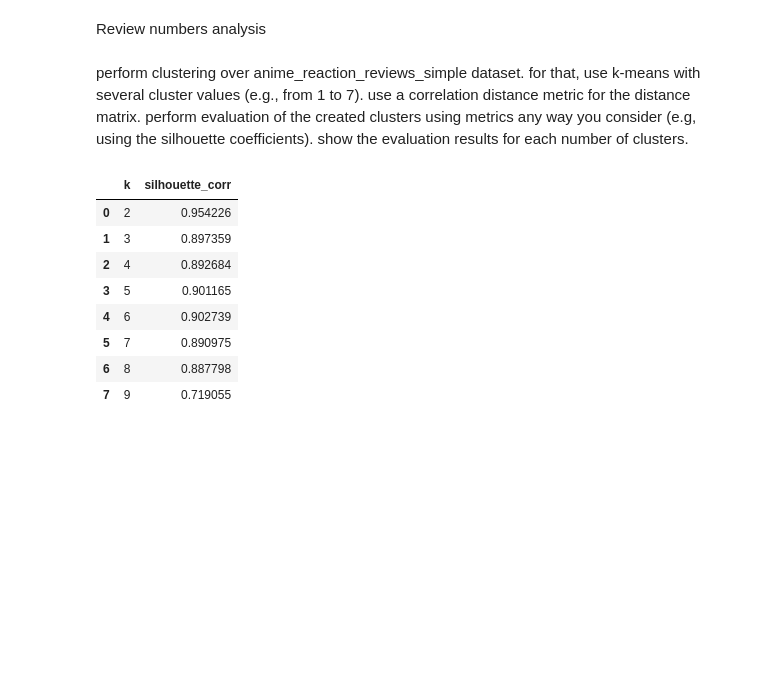
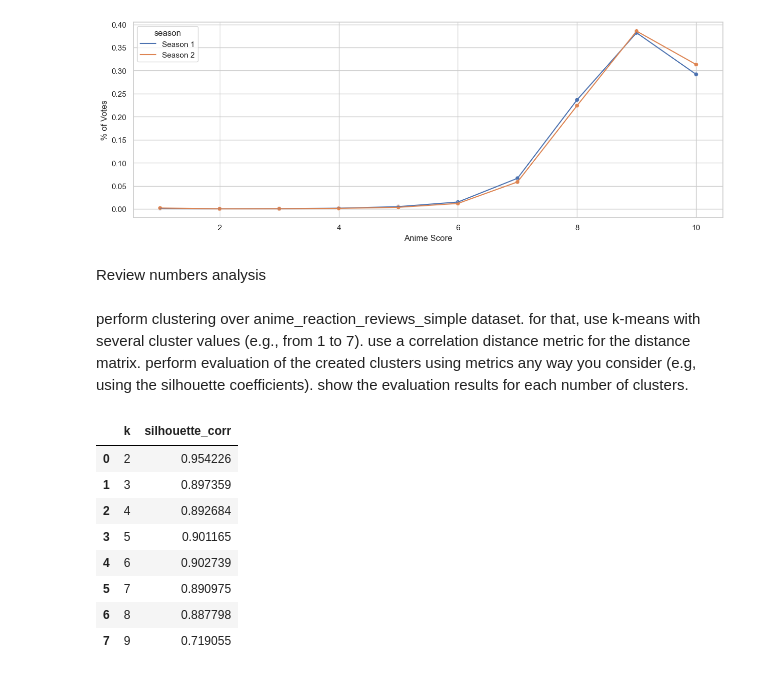
Before and after one commit to GonxaTroll/ds-log-2026, a Jupyter notebook: w04/aa.ipynb, the cells around one changed output. Cells and saved outputs as stored; diff of their text form; code cells hidden in the pictures; blank space fills up the shorter version.

```diff
--- a/w04/aa.ipynb
+++ b/w04/aa.ipynb
@@ -65,3 +119,19 @@ plt.show()
+# %%
+aa = anime_conn.execute(f"select * from anime_statistics where anime_id in ({', '.join(map(str, first_seasons_apothecary))})").df()
+aa_score = aa[aa["kpi_name"] == "score"]
+aa_score["amount_normalized"] = aa_score["amount"] / aa_score.groupby("anime_id")["amount"].transform("sum")
+aa_score["score"] = aa_score["kpi_value"].str.split("_", expand = True)[1].astype(int)
+hue_apothecary_seasons(aa_score)
+plt.figure(figsize=(15, 5))
+# sns.barplot(data = aa_score, x = "score", y = "amount_normalized", hue = "anime_id")
+sns.lineplot(data = aa_score, x = "score", y = "amount_normalized", hue = "season")
+sns.scatterplot(data = aa_score, x = "score", y = "amount_normalized", hue = "season",
+                legend = False)
+plt.xlabel("Anime Score")
+plt.ylabel("% of Votes")
+plt.show()
+# %% [output]
+[figure, added]
 # %% [markdown]
 Review numbers analysis
 # %%
```
Also changed, not shown: parts of 16 cells of this notebook, 1 other file.
